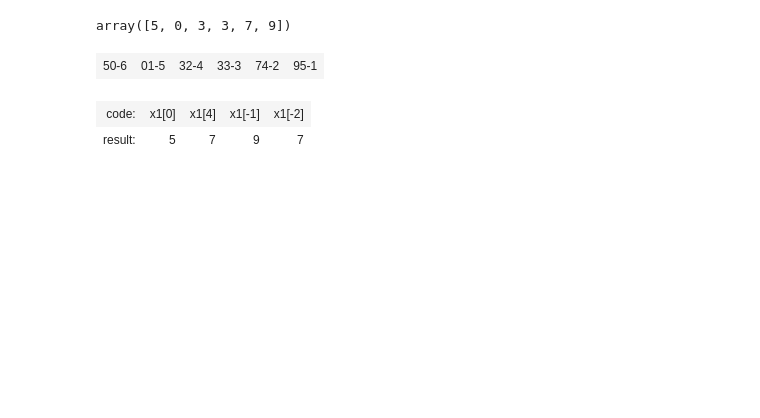
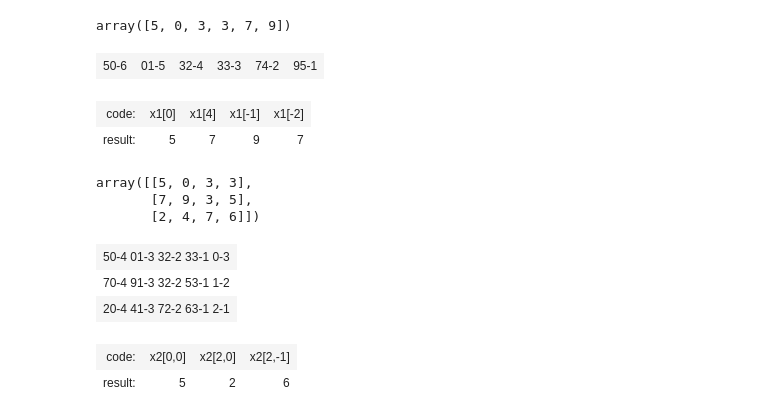
Before and after one commit to fbeilstein/kai_programming, a Jupyter notebook: lecture_2_numpy_refresher.ipynb, the cells around one changed output. Saved outputs shown, nothing was run; the diff lists cells and outputs as text; code cells hidden in the pictures; blank space fills up the shorter version.

```diff
--- a/lecture_2_numpy_refresher.ipynb
+++ b/lecture_2_numpy_refresher.ipynb
@@ -392,3 +392,24 @@ draw_tbl([['code:',  'x1[0]', 'x1[4]', 'x1[-1]', 'x1[-2]'],
 # %% [output]
 | code: | x1[0] | x1[4] | x1[-1] | x1[-2] |
 | result: | 5 | 7 | 9 | 7 |
+# %%
+import numpy as np
+np.random.seed(0) # seed for reproducibility
+x2 = np.random.randint(10, size=(3, 4)) # Two-dimensional array
+x2
+# %% [output]
+array([[5, 0, 3, 3],
+       [7, 9, 3, 5],
+       [2, 4, 7, 6]])
+# %%
+visualize_array(x2)
+# %% [output]
+| 50-4 01-3 32-2 33-1 0-3 |
+| 70-4 91-3 32-2 53-1 1-2 |
+| 20-4 41-3 72-2 63-1 2-1 |
+# %%
+draw_tbl([['code:',  'x2[0,0]', 'x2[2,0]', 'x2[2,-1]'],
+          ['result:', x2[0,0] ,  x2[2,0] ,  x2[2,-1] ]])
+# %% [output]
+| code: | x2[0,0] | x2[2,0] | x2[2,-1] |
+| result: | 5 | 2 | 6 |
```
Also changed, not shown: parts of 2 cells of this notebook.
